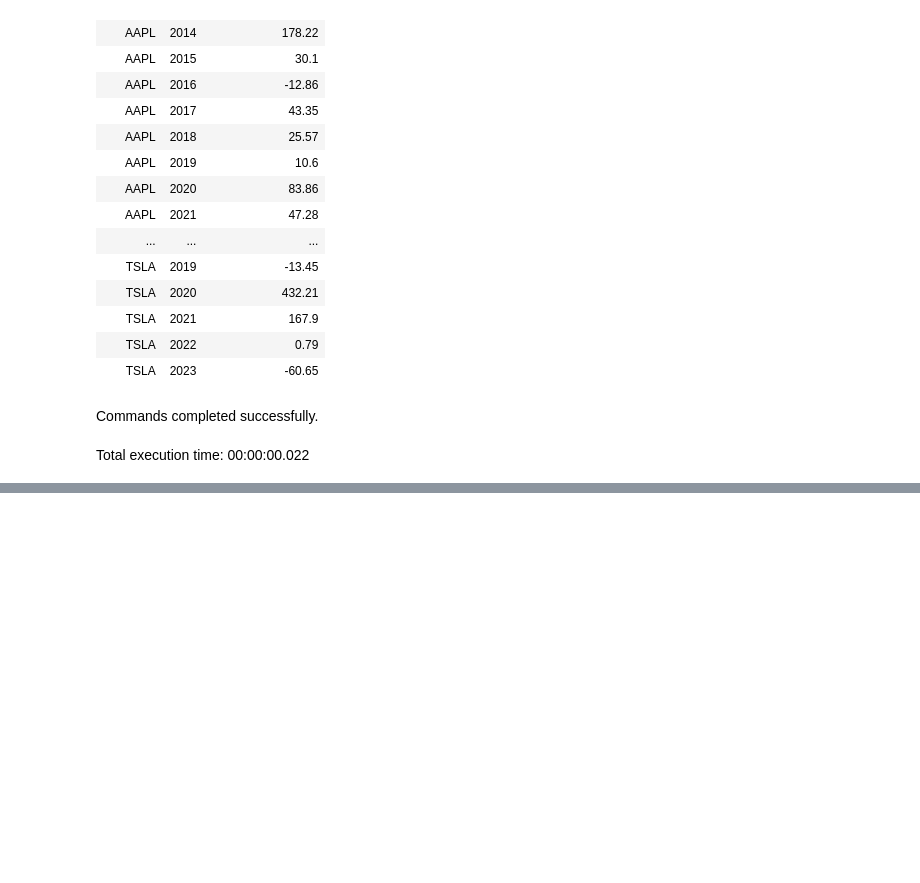
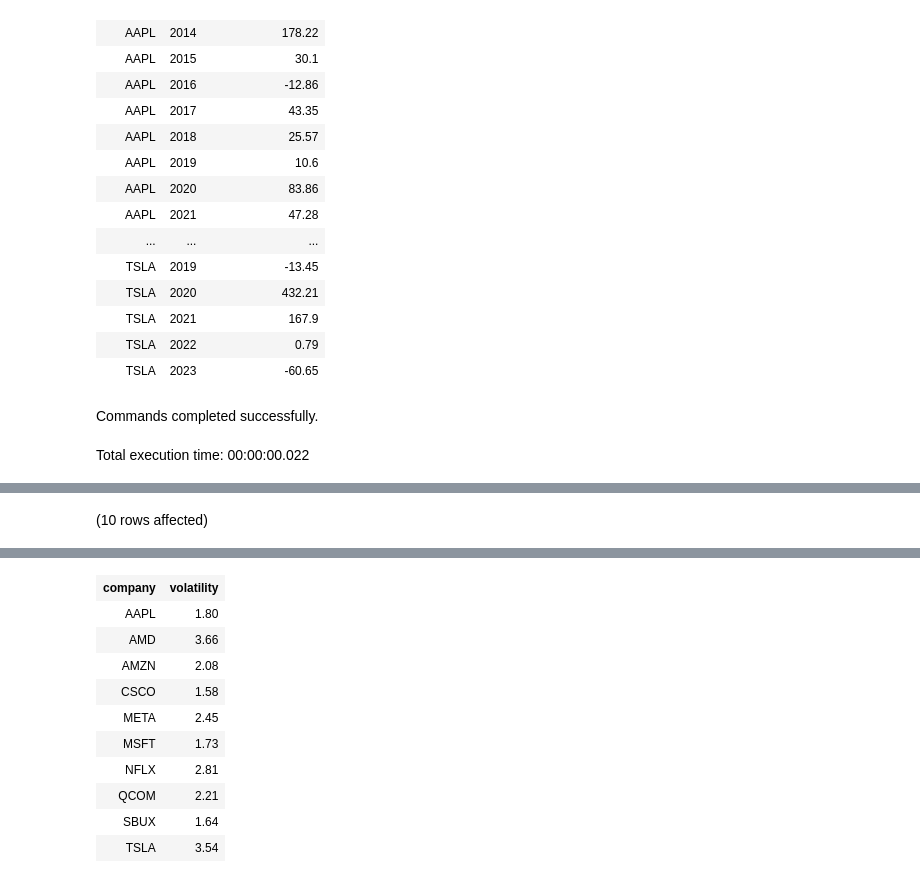
Before and after one commit to bradleytkay/stock_market_analysis, a Jupyter notebook: step_3a_eda_pt_2.ipynb, the cells around one changed output, grey strips where cells are left out. Saved outputs shown, nothing was run; the diff lists cells and outputs as text; code cells hidden in the pictures; blank space fills up the shorter version.

```diff
--- a/step_3a_eda_pt_2.ipynb
+++ b/step_3a_eda_pt_2.ipynb
@@ -220,0 +300,6 @@ Total execution time: 00:00:00.022
+# %%
+-- View the results
+SELECT *
+FROM volatility_data
+# %% [output]
+(10 rows affected)
@@ -220,0 +307,11 @@ Total execution time: 00:00:00.022
+| company | volatility |
+| AAPL | 1.80 |
+| AMD | 3.66 |
+| AMZN | 2.08 |
+| CSCO | 1.58 |
+| META | 2.45 |
+| MSFT | 1.73 |
+| NFLX | 2.81 |
+| QCOM | 2.21 |
+| SBUX | 1.64 |
+| TSLA | 3.54 |
```
Also changed, not shown: parts of 11 cells of this notebook.
